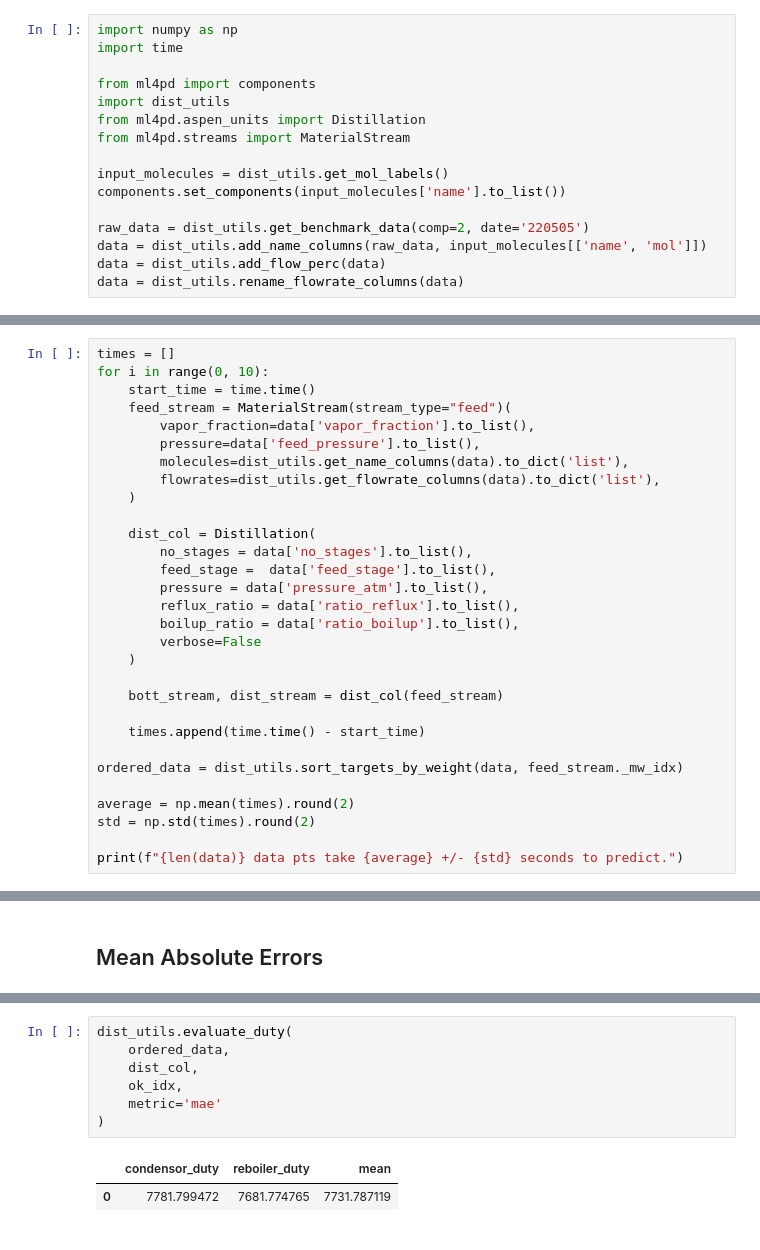
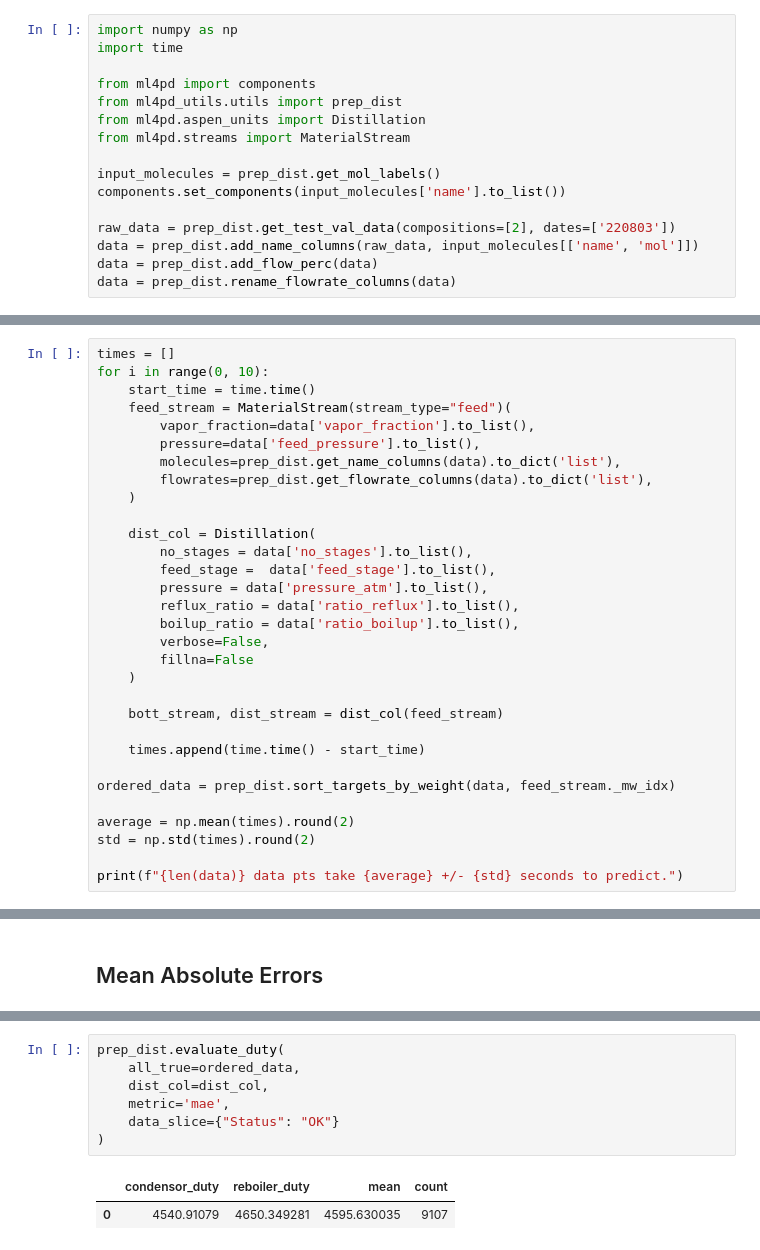
Before and after one commit to NREL/ml4pd, a Jupyter notebook: docs/benchmarks/distillation/distillation_2.ipynb, the cells around one changed output, grey strips where cells are left out. Drawn from its saved outputs; the diff is of its cells as text.

```diff
--- a/docs/benchmarks/distillation/distillation_2.ipynb
+++ b/docs/benchmarks/distillation/distillation_2.ipynb
@@ -5,17 +5,17 @@ import numpy as np
 import time
 
 from ml4pd import components
-import dist_utils
+from ml4pd_utils.utils import prep_dist
 from ml4pd.aspen_units import Distillation
 from ml4pd.streams import MaterialStream
 
-input_molecules = dist_utils.get_mol_labels()
+input_molecules = prep_dist.get_mol_labels()
 components.set_components(input_molecules['name'].to_list())
 
-raw_data = dist_utils.get_benchmark_data(comp=2, date='220505')
-data = dist_utils.add_name_columns(raw_data, input_molecules[['name', 'mol']])
-data = dist_utils.add_flow_perc(data)
-data = dist_utils.rename_flowrate_columns(data)
+raw_data = prep_dist.get_test_val_data(compositions=[2], dates=['220803'])
+data = prep_dist.add_name_columns(raw_data, input_molecules[['name', 'mol']])
+data = prep_dist.add_flow_perc(data)
+data = prep_dist.rename_flowrate_columns(data)
 # %% [markdown]
 ## Benchmark Data Info
 # %%
@@ -54,8 +53,8 @@ for i in range(0, 10):
     feed_stream = MaterialStream(stream_type="feed")(
         vapor_fraction=data['vapor_fraction'].to_list(),
         pressure=data['feed_pressure'].to_list(),
-        molecules=dist_utils.get_name_columns(data).to_dict('list'),
-        flowrates=dist_utils.get_flowrate_columns(data).to_dict('list'),
+        molecules=prep_dist.get_name_columns(data).to_dict('list'),
+        flowrates=prep_dist.get_flowrate_columns(data).to_dict('list'),
     )
 
     dist_col = Distillation(
@@ -64,14 +63,15 @@ for i in range(0, 10):
         pressure = data['pressure_atm'].to_list(),
         reflux_ratio = data['ratio_reflux'].to_list(),
         boilup_ratio = data['ratio_boilup'].to_list(),
-        verbose=False
+        verbose=False,
+        fillna=False
     )
 
     bott_stream, dist_stream = dist_col(feed_stream)
 
     times.append(time.time() - start_time)
 
-ordered_data = dist_utils.sort_targets_by_weight(data, feed_stream._mw_idx)
+ordered_data = prep_dist.sort_targets_by_weight(data, feed_stream._mw_idx)
 
 average = np.mean(times).round(2)
 std = np.std(times).round(2)
@@ -121,11 +125,11 @@ dist_utils.evaluate_flow(
 # %%
-dist_utils.evaluate_duty(
-    ordered_data,
-    dist_col,
-    ok_idx,
-    metric='mae'
+prep_dist.evaluate_duty(
+    all_true=ordered_data,
+    dist_col=dist_col,
+    metric='mae',
+    data_slice={"Status": "OK"}
 )
 # %% [output]
-|  | condensor_duty | reboiler_duty | mean |
-| 0 | 7781.799472 | 7681.774765 | 7731.787119 |
+|  | condensor_duty | reboiler_duty | mean | count |
+| 0 | 4540.91079 | 4650.349281 | 4595.630035 | 9107 |
 # %%
```
Also changed, not shown: parts of 11 cells of this notebook, 13 other files.
